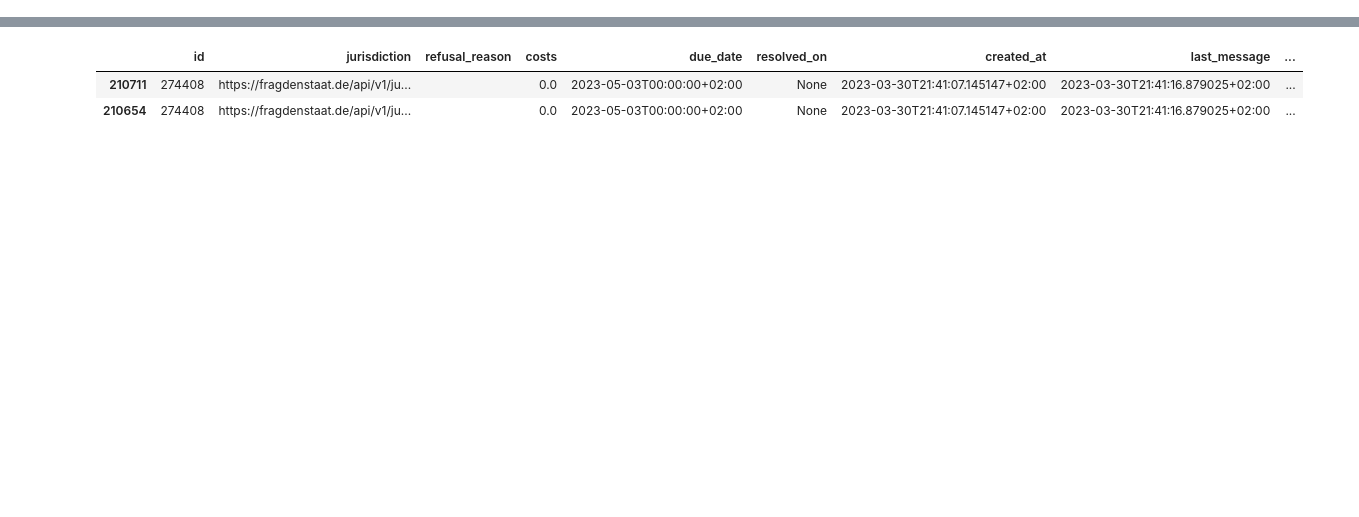
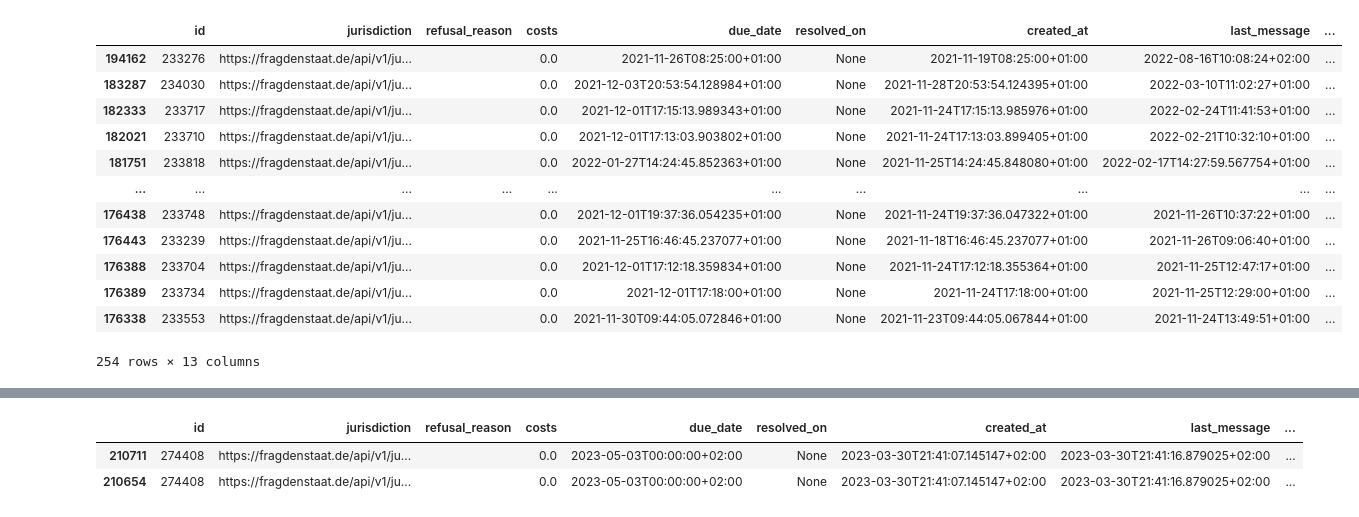
Before and after one commit to CorrelAid/fds_dashboard, a Jupyter notebook: db/python_scripts/pp_test.ipynb, the cells around one changed output, grey strips where cells are left out. Saved outputs shown, nothing was run; the diff lists cells and outputs as text; code cells hidden in the pictures; blank space fills up the shorter version.

```diff
--- a/db/python_scripts/pp_test.ipynb
+++ b/db/python_scripts/pp_test.ipynb
@@ -12,0 +31,2 @@ df = pd.DataFrame(data)
+# %%
+df = df.query('id not in [210700]')
@@ -13,2 +60,18 @@ df = pd.DataFrame(data)
+# %%
+df[df.campaign=="https://fragdenstaat.de/api/v1/campaign/18/"]
+# %% [output]
+|  | id | jurisdiction | refusal_reason | costs | due_date | resolved_on | created_at | last_message | ... |
+| 194162 | 233276 | https://fragdenstaat.de/api/v1/ju... |  | 0.0 | 2021-11-26T08:25:00+01:00 | None | 2021-11-19T08:25:00+01:00 | 2022-08-16T10:08:24+02:00 | ... |
+| 183287 | 234030 | https://fragdenstaat.de/api/v1/ju... |  | 0.0 | 2021-12-03T20:53:54.128984+01:00 | None | 2021-11-28T20:53:54.124395+01:00 | 2022-03-10T11:02:27+01:00 | ... |
+| 182333 | 233717 | https://fragdenstaat.de/api/v1/ju... |  | 0.0 | 2021-12-01T17:15:13.989343+01:00 | None | 2021-11-24T17:15:13.985976+01:00 | 2022-02-24T11:41:53+01:00 | ... |
+| 182021 | 233710 | https://fragdenstaat.de/api/v1/ju... |  | 0.0 | 2021-12-01T17:13:03.903802+01:00 | None | 2021-11-24T17:13:03.899405+01:00 | 2022-02-21T10:32:10+01:00 | ... |
+| 181751 | 233818 | https://fragdenstaat.de/api/v1/ju... |  | 0.0 | 2022-01-27T14:24:45.852363+01:00 | None | 2021-11-25T14:24:45.848080+01:00 | 2022-02-17T14:27:59.567754+01:00 | ... |
+| ... | ... | ... | ... | ... | ... | ... | ... | ... | ... |
+| 176438 | 233748 | https://fragdenstaat.de/api/v1/ju... |  | 0.0 | 2021-12-01T19:37:36.054235+01:00 | None | 2021-11-24T19:37:36.047322+01:00 | 2021-11-26T10:37:22+01:00 | ... |
+| 176443 | 233239 | https://fragdenstaat.de/api/v1/ju... |  | 0.0 | 2021-11-25T16:46:45.237077+01:00 | None | 2021-11-18T16:46:45.237077+01:00 | 2021-11-26T09:06:40+01:00 | ... |
+| 176388 | 233704 | https://fragdenstaat.de/api/v1/ju... |  | 0.0 | 2021-12-01T17:12:18.359834+01:00 | None | 2021-11-24T17:12:18.355364+01:00 | 2021-11-25T12:47:17+01:00 | ... |
+| 176389 | 233734 | https://fragdenstaat.de/api/v1/ju... |  | 0.0 | 2021-12-01T17:18:00+01:00 | None | 2021-11-24T17:18:00+01:00 | 2021-11-25T12:29:00+01:00 | ... |
+| 176338 | 233553 | https://fragdenstaat.de/api/v1/ju... |  | 0.0 | 2021-11-30T09:44:05.072846+01:00 | None | 2021-11-23T09:44:05.067844+01:00 | 2021-11-24T13:49:51+01:00 | ... |
+254 rows × 13 columns
 # %%
 dups = df[df.duplicated(['id'],keep="first")]
```
Also changed, not shown: parts of 41 cells of this notebook, 9 other files.
